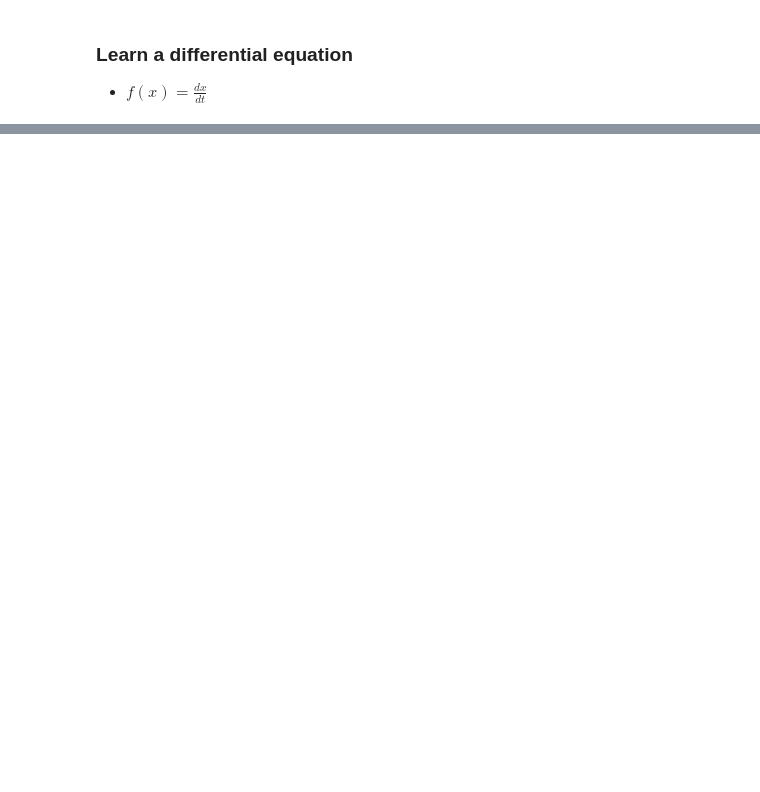
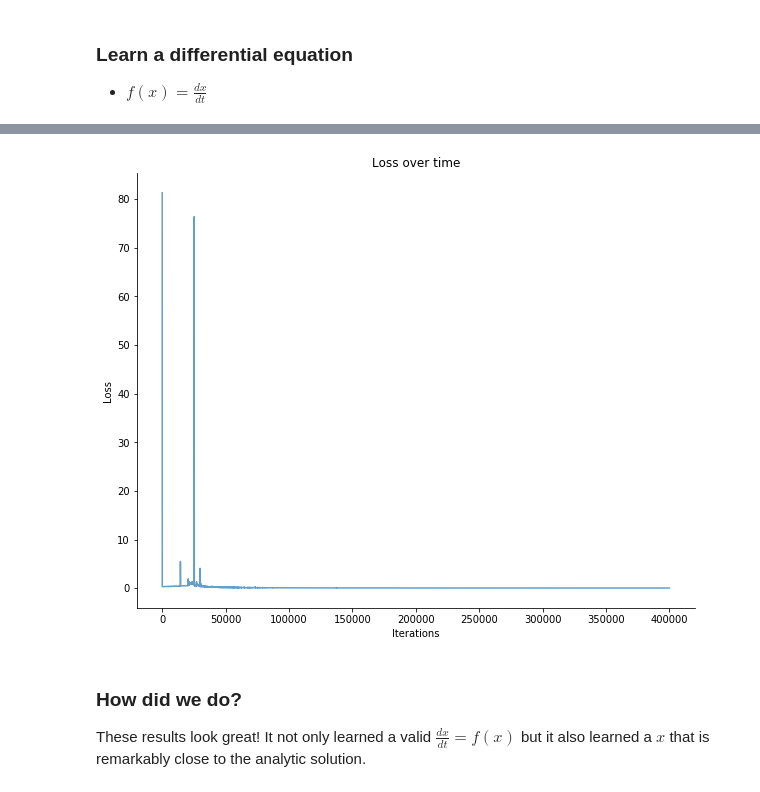
Before and after one commit to dsondak/pavlos_research, a Jupyter notebook: diff_eq/1.0_learn_diff_eq.ipynb, the cells around one changed output, grey strips where cells are left out. Drawn from its saved outputs; the diff is of its cells as text; code cells hidden in the pictures; blank space fills up the shorter version.

```diff
--- a/diff_eq/1.0_learn_diff_eq.ipynb
+++ b/diff_eq/1.0_learn_diff_eq.ipynb
@@ -150,3 +72,74 @@ sns.despine()
+# %%
+
+def train(net, opt, loss_func, t_in, f, epochs=10, use_cuda=False):
+    """ Train the model """
+    losses, itr, big_lam, t_first = [], 0, 1000, t_in.ravel()[0]
+
+    if use_cuda:
+        t_tensor = Variable(torch.Tensor(t_in).cuda(),requires_grad=True)
+    else:
+        t_tensor = Variable(torch.Tensor(t_in),requires_grad=True)
+
+    for e in range(epochs):
+        opt.zero_grad()
+
+        x_est = net(t_tensor)
+        fx_est = dxdt(x_est,t_tensor)
+
+        # Force initial conditions
+        x_est_copy = x_est.clone()
+        x_est_copy[0] = np.exp(2.0*t_first)
+
+        # Calculate the real f(x)
+        fx_true = Variable(f(x_est_copy.data).cuda()) if use_cuda else Variable(f(x_est_copy.data))
+
+        # Calculate the loss
+        loss = loss_func(fx_est, fx_true) + big_lam*torch.pow(x_est[0]-np.exp(2.0*t_first),2) \
+                                          + big_lam*torch.pow(fx_est[0]-f(np.exp(2.0*t_first)),2)
+
+        # Backprop and update
+        loss.backward()
+        opt.step()
+        itr+=1
+        losses.append(loss)
+
+    losses = [i.data.cpu().numpy()[0] for i in losses] if use_cuda else [i.data.numpy()[0] for i in losses]
+    return range(itr),losses
+
+
+use_cuda = torch.cuda.is_available()
+
+np.random.seed(42)
+f = lambda x: 2.0*x
+
+# Params
+n_examples = 100
+
+# Set up the data
+t = np.linspace(-1,1,n_examples).reshape(-1,1,1)
+
+# Set up model
+# net = Analytic(1).cuda() if use_cuda else Analytic(1)
+net = XGen(1).cuda() if use_cuda else XGen(1)
+opt = optim.SGD(net.parameters(),lr=1e-4,weight_decay=0.01)
+loss_func = nn.MSELoss()
+
+# Train the model
+itr, losses = train(net, opt, loss_func, t, f, epochs=400000, use_cuda=use_cuda)
+
+# Look at plot of loss
+plt.figure(figsize=(10,8))
+plt.plot(itr,losses,alpha=0.7)
+plt.title('Loss over time')
+plt.ylabel('Loss')
+plt.xlabel('Iterations')
+sns.despine()
+# %% [output]
+[figure, added]
+# %% [markdown]
+### How did we do?
+
+These results look great! It not only learned a valid $\frac{dx}{dt}=f(x)$ but it also learned a $x$ that is remarkably close to the analytic solution.
 # %%
 # Calculate values
 t_ex = t
```
Also changed, not shown: parts of 28 cells of this notebook.
